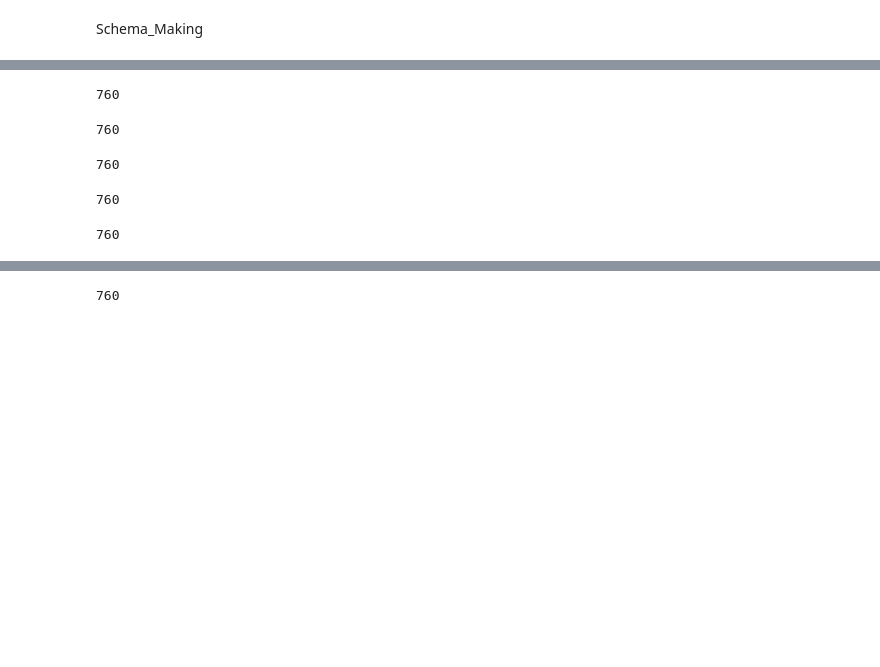
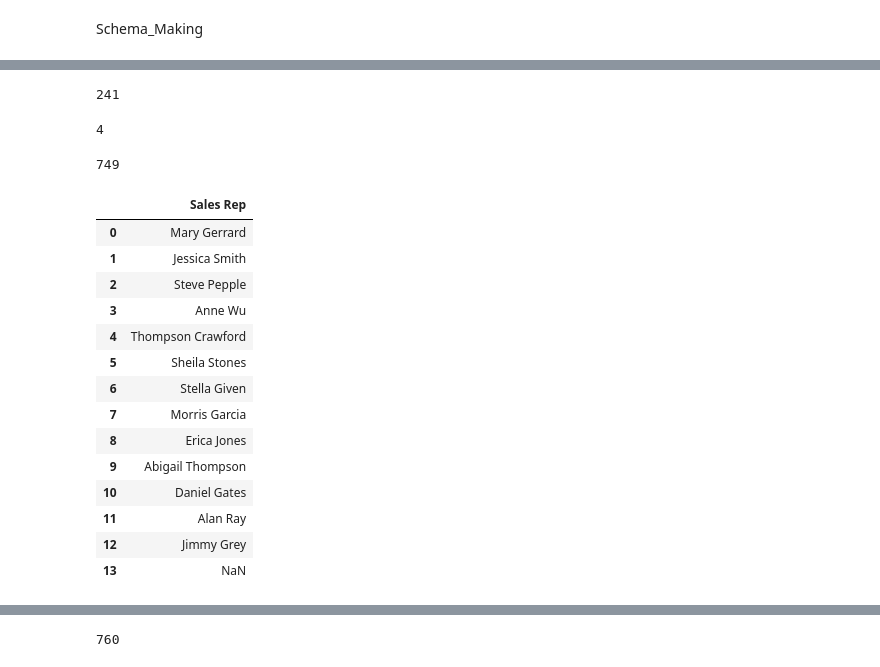
Before and after one commit to faizeraza/pharmaDE, a Jupyter notebook: pharmade/data-exploration.ipynb, the cells around one changed output, grey strips where cells are left out. Cells and saved outputs as stored; diff of their text form; code cells hidden in the pictures; blank space fills up the shorter version.

```diff
--- a/pharmade/data-exploration.ipynb
+++ b/pharmade/data-exploration.ipynb
@@ -146,21 +155,37 @@ df_distributor.to_sql("DIM-distributor",postgresql_engine,if_exists='replace')
-# %%
-df_month.to_sql("DIM-month",postgresql_engine,if_exists='replace')
-# %% [output]
-760
-# %%
-df_product.to_sql("DIM-product",postgresql_engine,if_exists='replace')
-# %% [output]
-760
+# %%
+df_product = pharma_df[['Product Name', 'Product Class']].drop_duplicates().reset_index().drop('index',axis=1)
+df_product['Product_ID'] = df_product.index
+df_product.to_sql("DIM-product",postgresql_engine,if_exists='replace')
+# %% [output]
+241
 # %%
+df_subchannel = pharma_df[['Sub-channel', 'Channel']].drop_duplicates().reset_index().drop('index',axis=1)
 df_subchannel.to_sql("DIM-subchannel",postgresql_engine,if_exists='replace')
 # %% [output]
-760
+4
 # %%
+df_city = pharma_df[['City', 'Country']].drop_duplicates().reset_index().drop('index',axis=1)
 df_city.to_sql("DIM-city",postgresql_engine,if_exists='replace')
 # %% [output]
-760
+749
 # %%
+df_salserep = pd.DataFrame({"Sales Rep":pharma_df["Name of Sales Rep"].unique()})
 df_salserep.to_sql("DIM-sales-rep",postgresql_engine,if_exists='replace')
+df_salserep
 # %% [output]
-760
+|  | Sales Rep |
+| 0 | Mary Gerrard |
+| 1 | Jessica Smith |
+| 2 | Steve Pepple |
+| 3 | Anne Wu |
+| 4 | Thompson Crawford |
+| 5 | Sheila Stones |
+| 6 | Stella Given |
+| 7 | Morris Garcia |
+| 8 | Erica Jones |
+| 9 | Abigail Thompson |
+| 10 | Daniel Gates |
+| 11 | Alan Ray |
+| 12 | Jimmy Grey |
+| 13 | NaN |
 # %%
```
Also changed, not shown: parts of 12 cells of this notebook, 7 other files.
